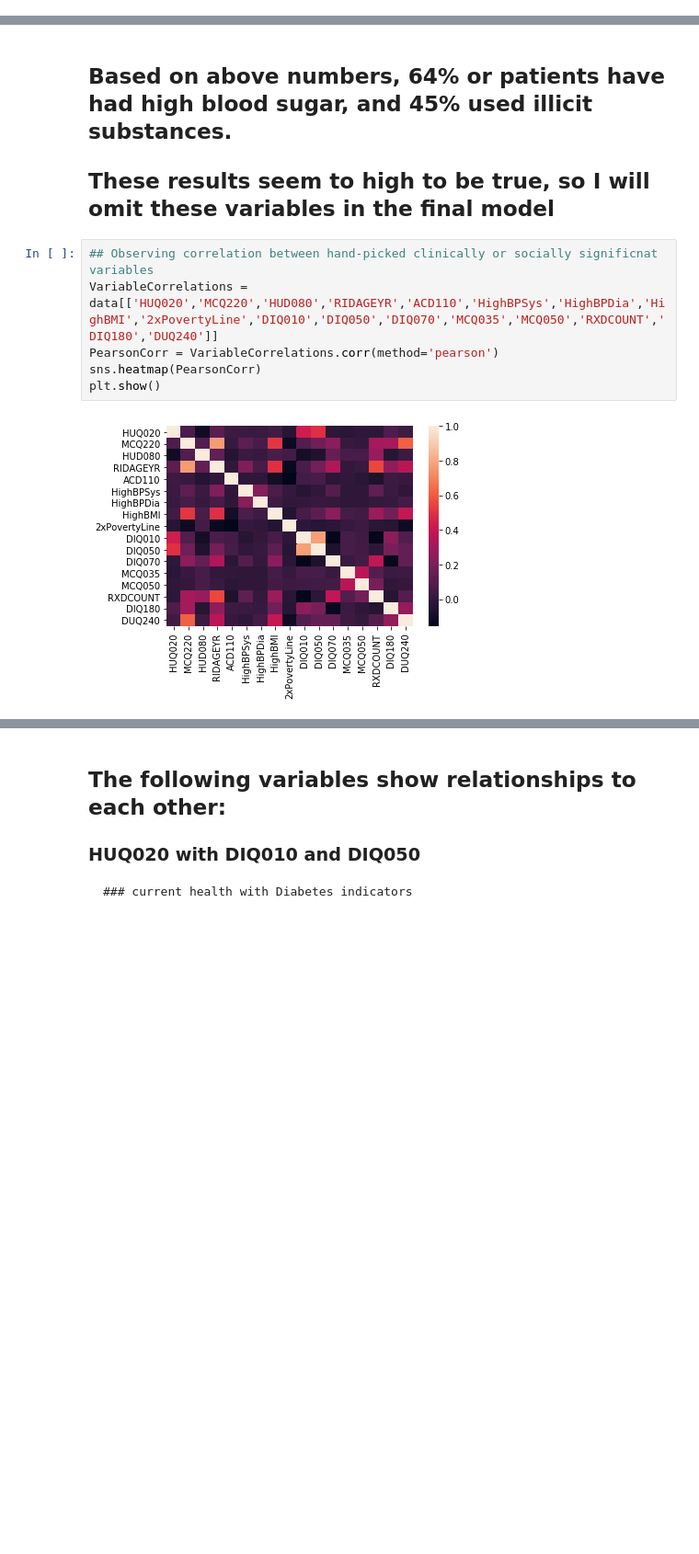
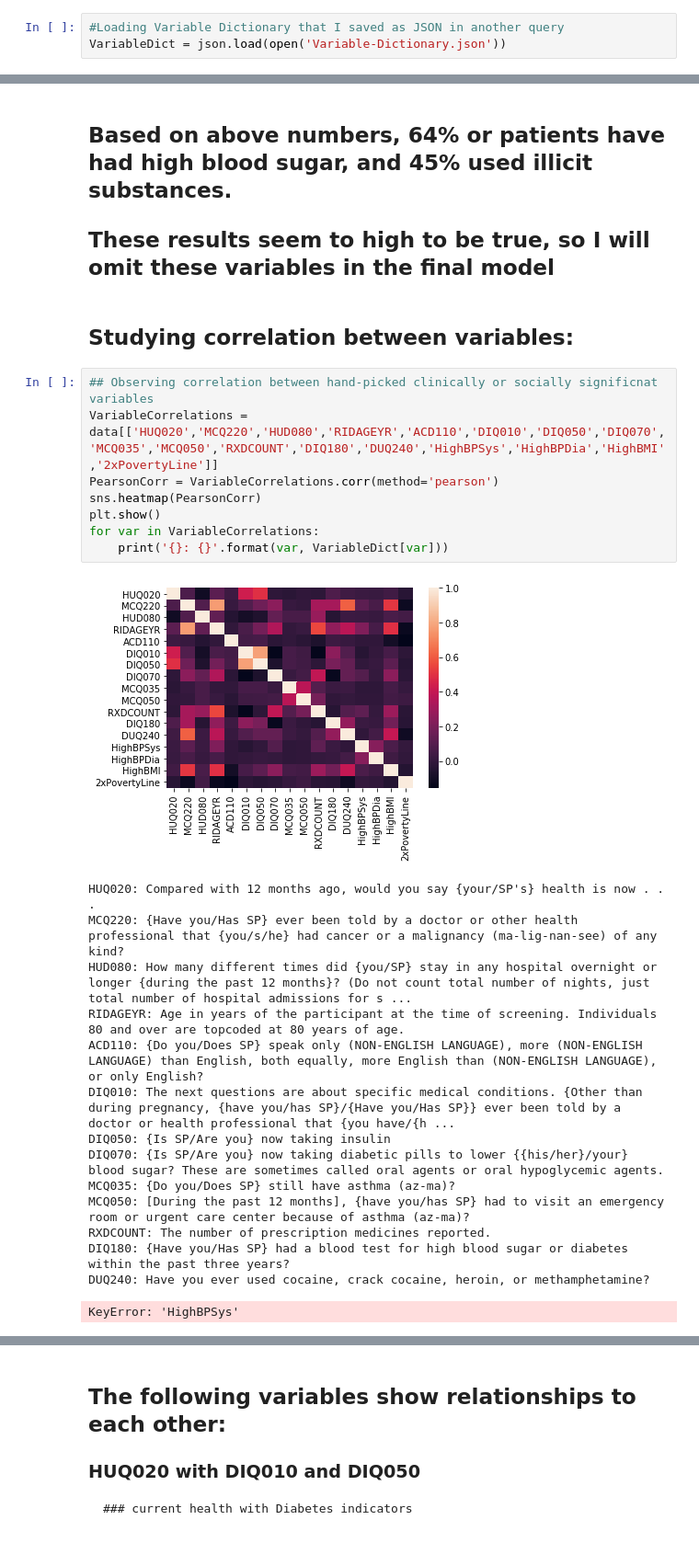
Before and after one commit to azadmehr/Capstone, a Jupyter notebook: Healthcare Data_Project.ipynb, the cells around one changed output, grey strips where cells are left out. Shown: that part at 92% size. Cells and saved outputs as stored; diff of their text form; blank space fills up the shorter version.

```diff
--- a/Healthcare Data_Project.ipynb
+++ b/Healthcare Data_Project.ipynb
@@ -1870,6 +36,9 @@ medications = medications[['SEQN','RXDCOUNT']]
 medications = medications.drop_duplicates()
 medications = medications[['RXDCOUNT']]
 data = pd.concat([demographics,diet,examination,labs,questionnaire,medications], axis=1)
+# %%
+#Loading Variable Dictionary that I saved as JSON in another query
+VariableDict = json.load(open('Variable-Dictionary.json'))
 # %%
 #getting info on my final dataframe to ensure it has all the expected rows and columns
 data.info()
@@ -2002,11 +217,29 @@ Name: DUQ240, dtype: int64
 # %% [markdown]
 ## Based on above numbers, 64% or patients have had high blood sugar, and 45% used illicit substances.
 ## These results seem to high to be true, so I will omit these variables in the final model
+# %% [markdown]
+## Studying correlation between variables:
 # %%
 ## Observing correlation between hand-picked clinically or socially significnat variables
-VariableCorrelations = data[['HUQ020','MCQ220','HUD080','RIDAGEYR','ACD110','HighBPSys','HighBPDia','HighBMI','2xPovertyLine','DIQ010','DIQ050','DIQ070','MCQ035','MCQ050','RXDCOUNT','DIQ180','DUQ240']]
+VariableCorrelations = data[['HUQ020','MCQ220','HUD080','RIDAGEYR','ACD110','DIQ010','DIQ050','DIQ070','MCQ035','MCQ050','RXDCOUNT','DIQ180','DUQ240','HighBPSys','HighBPDia','HighBMI','2xPovertyLine']]
 PearsonCorr = VariableCorrelations.corr(method='pearson')
 sns.heatmap(PearsonCorr)
 plt.show()
+for var in VariableCorrelations:
+    print('{}: {}'.format(var, VariableDict[var]))
 # %% [output]
-[figure, old version]
+[figure, new version]
+HUQ020: Compared with 12 months ago, would you say {your/SP's} health is now . . .
+MCQ220: {Have you/Has SP} ever been told by a doctor or other health professional that {you/s/he} had cancer or a malignancy (ma-lig-nan-see) of any kind?
+HUD080: How many different times did {you/SP} stay in any hospital overnight or longer {during the past 12 months}? (Do not count total number of nights, just total number of hospital admissions for s ...
+RIDAGEYR: Age in years of the participant at the time of screening. Individuals 80 and over are topcoded at 80 years of age.
+ACD110: {Do you/Does SP} speak only (NON-ENGLISH LANGUAGE), more (NON-ENGLISH LANGUAGE) than English, both equally, more English than (NON-ENGLISH LANGUAGE), or only English?
+DIQ010: The next questions are about specific medical conditions. {Other than during pregnancy, {have you/has SP}/{Have you/Has SP}} ever been told by a doctor or health professional that {you have/{h ...
+DIQ050: {Is SP/Are you} now taking insulin
+DIQ070: {Is SP/Are you} now taking diabetic pills to lower {{his/her}/your} blood sugar? These are sometimes called oral agents or oral hypoglycemic agents.
+MCQ035: {Do you/Does SP} still have asthma (az-ma)?
+MCQ050: [During the past 12 months], {have you/has SP} had to visit an emergency room or urgent care center because of asthma (az-ma)?
+RXDCOUNT: The number of prescription medicines reported.
+DIQ180: {Have you/Has SP} had a blood test for high blood sugar or diabetes within the past three years?
+DUQ240: Have you ever used cocaine, crack cocaine, heroin, or methamphetamine?
+KeyError: 'HighBPSys'
```
Also changed, not shown: parts of 32 cells of this notebook.
